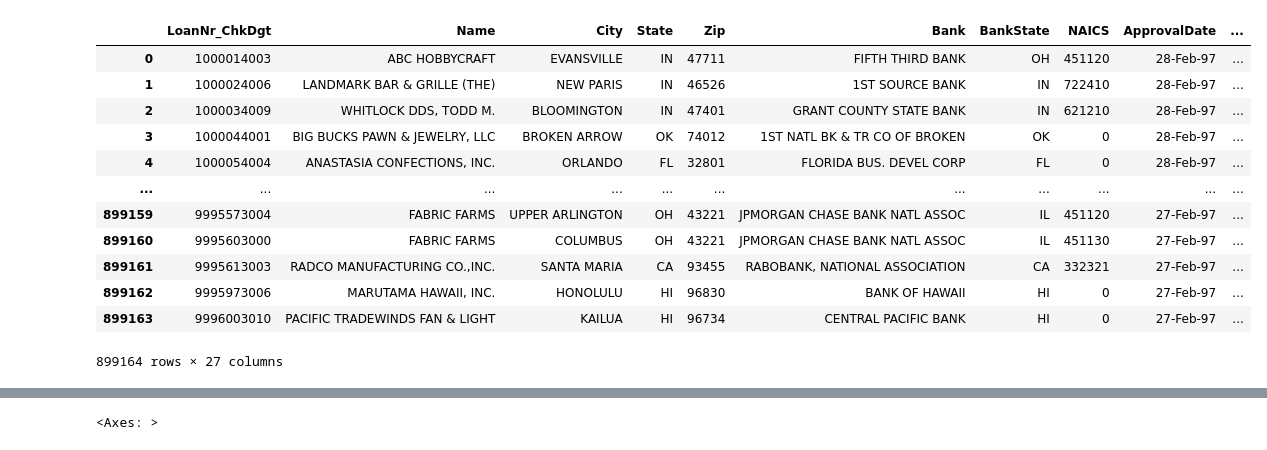
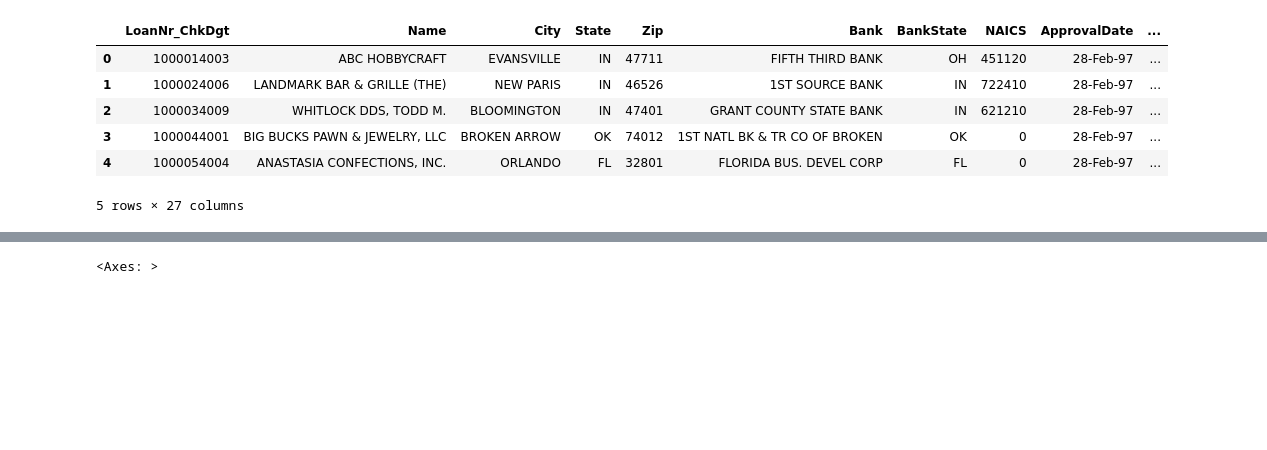
Before and after one commit to ElieLECAS/US_SBA, a Jupyter notebook: nettoyage.ipynb, the cells around one changed output, grey strips where cells are left out. Cells and saved outputs as stored; diff of their text form; code cells hidden in the pictures; blank space fills up the shorter version.

```diff
--- a/nettoyage.ipynb
+++ b/nettoyage.ipynb
@@ -29,18 +21,12 @@ from sklearn.model_selection import learning_curve
 import matplotlib.pyplot as plt
 # %%
 df = pd.read_csv('loan_project/SBAnational.csv')
-df
+df.head()
 # %% [output]
 |  | LoanNr_ChkDgt | Name | City | State | Zip | Bank | BankState | NAICS | ApprovalDate | ... |
 | 0 | 1000014003 | ABC HOBBYCRAFT | EVANSVILLE | IN | 47711 | FIFTH THIRD BANK | OH | 451120 | 28-Feb-97 | ... |
 | 1 | 1000024006 | LANDMARK BAR & GRILLE (THE) | NEW PARIS | IN | 46526 | 1ST SOURCE BANK | IN | 722410 | 28-Feb-97 | ... |
 | 2 | 1000034009 | WHITLOCK DDS, TODD M. | BLOOMINGTON | IN | 47401 | GRANT COUNTY STATE BANK | IN | 621210 | 28-Feb-97 | ... |
 | 3 | 1000044001 | BIG BUCKS PAWN & JEWELRY, LLC | BROKEN ARROW | OK | 74012 | 1ST NATL BK & TR CO OF BROKEN | OK | 0 | 28-Feb-97 | ... |
 | 4 | 1000054004 | ANASTASIA CONFECTIONS, INC. | ORLANDO | FL | 32801 | FLORIDA BUS. DEVEL CORP | FL | 0 | 28-Feb-97 | ... |
-| ... | ... | ... | ... | ... | ... | ... | ... | ... | ... | ... |
-| 899159 | 9995573004 | FABRIC FARMS | UPPER ARLINGTON | OH | 43221 | JPMORGAN CHASE BANK NATL ASSOC | IL | 451120 | 27-Feb-97 | ... |
-| 899160 | 9995603000 | FABRIC FARMS | COLUMBUS | OH | 43221 | JPMORGAN CHASE BANK NATL ASSOC | IL | 451130 | 27-Feb-97 | ... |
-| 899161 | 9995613003 | RADCO MANUFACTURING CO.,INC. | SANTA MARIA | CA | 93455 | RABOBANK, NATIONAL ASSOCIATION | CA | 332321 | 27-Feb-97 | ... |
-| 899162 | 9995973006 | MARUTAMA HAWAII, INC. | HONOLULU | HI | 96830 | BANK OF HAWAII | HI | 0 | 27-Feb-97 | ... |
-| 899163 | 9996003010 | PACIFIC TRADEWINDS FAN & LIGHT | KAILUA | HI | 96734 | CENTRAL PACIFIC BANK | HI | 0 | 27-Feb-97 | ... |
-899164 rows × 27 columns
+5 rows × 27 columns
```
Also changed, not shown: parts of 6 cells of this notebook.
